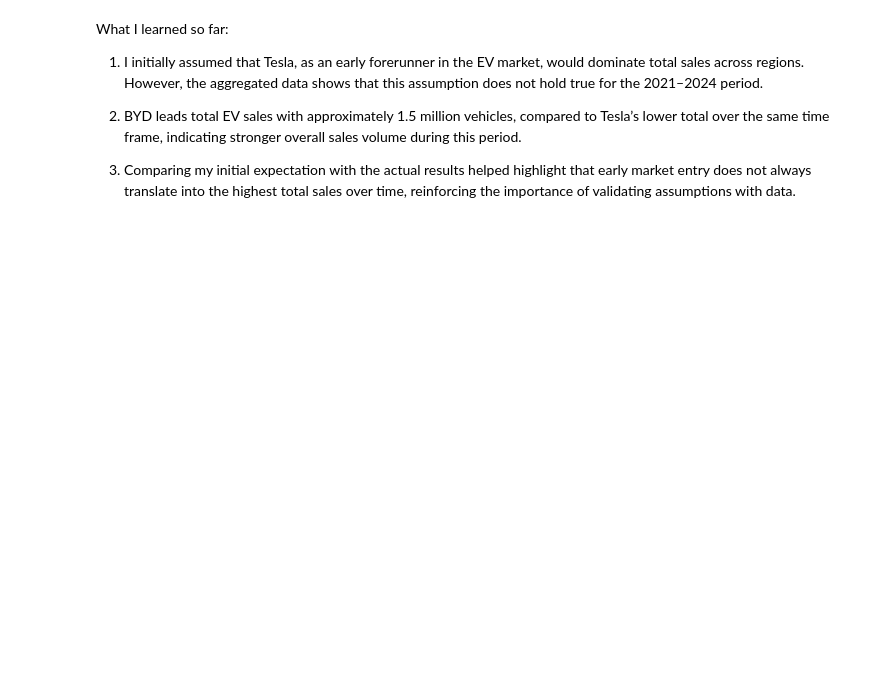
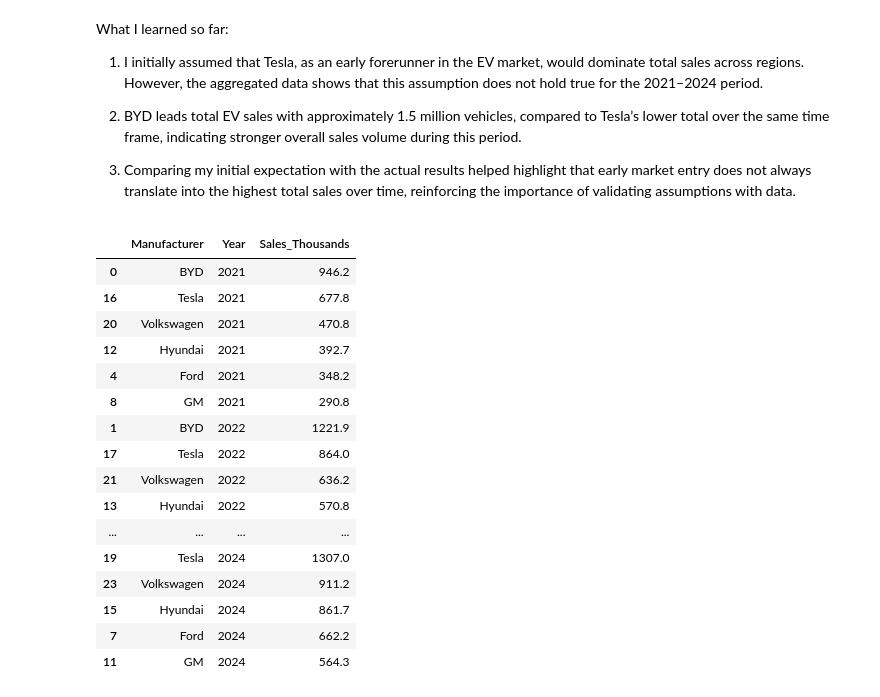
Before and after one commit to saps2kin/data-analytics-portfolio, a Jupyter notebook: ev-sales-trends-analysis/notebooks/generate_ev_sales_data.ipynb, the cells around one changed output. Cells and saved outputs as stored; diff of their text form; code cells hidden in the pictures; blank space fills up the shorter version.

```diff
--- a/ev-sales-trends-analysis/notebooks/generate_ev_sales_data.ipynb
+++ b/ev-sales-trends-analysis/notebooks/generate_ev_sales_data.ipynb
@@ -187,3 +189,30 @@ What I learned so far:
 2. BYD leads total EV sales with approximately 1.5 million vehicles, compared to Tesla’s lower total over the same time frame, indicating stronger overall sales volume during this period.
 
 3. Comparing my initial expectation with the actual results helped highlight that early market entry does not always translate into the highest total sales over time, reinforcing the importance of validating assumptions with data.
+# %%
+# Total sales by Manufacturer and Year
+mfr_year_sales = (
+    df.groupby(["Manufacturer", "Year"], as_index=False)["Sales_Thousands"]
+      .sum()
+      .sort_values(["Year", "Sales_Thousands"],ascending=[True, False])
+)
+
+mfr_year_sales
+# %% [output]
+|  | Manufacturer | Year | Sales_Thousands |
+| 0 | BYD | 2021 | 946.2 |
+| 16 | Tesla | 2021 | 677.8 |
+| 20 | Volkswagen | 2021 | 470.8 |
+| 12 | Hyundai | 2021 | 392.7 |
+| 4 | Ford | 2021 | 348.2 |
+| 8 | GM | 2021 | 290.8 |
+| 1 | BYD | 2022 | 1221.9 |
+| 17 | Tesla | 2022 | 864.0 |
+| 21 | Volkswagen | 2022 | 636.2 |
+| 13 | Hyundai | 2022 | 570.8 |
+| ... | ... | ... | ... |
+| 19 | Tesla | 2024 | 1307.0 |
+| 23 | Volkswagen | 2024 | 911.2 |
+| 15 | Hyundai | 2024 | 861.7 |
+| 7 | Ford | 2024 | 662.2 |
+| 11 | GM | 2024 | 564.3 |
```
Also changed, not shown: parts of 5 cells of this notebook, 1 other file.
